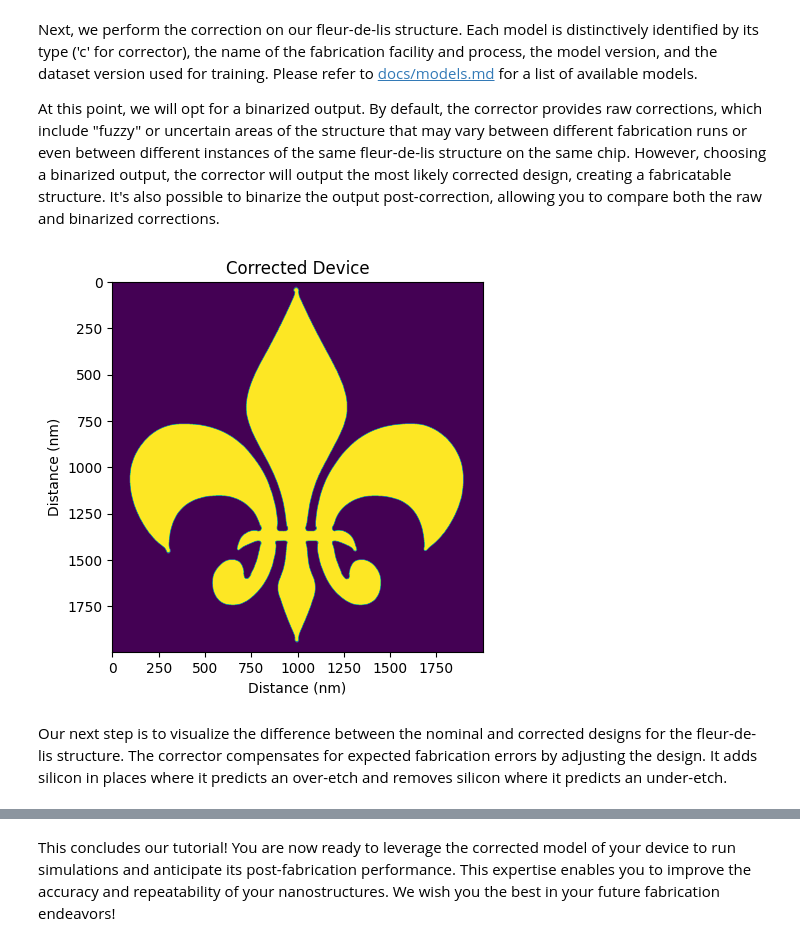
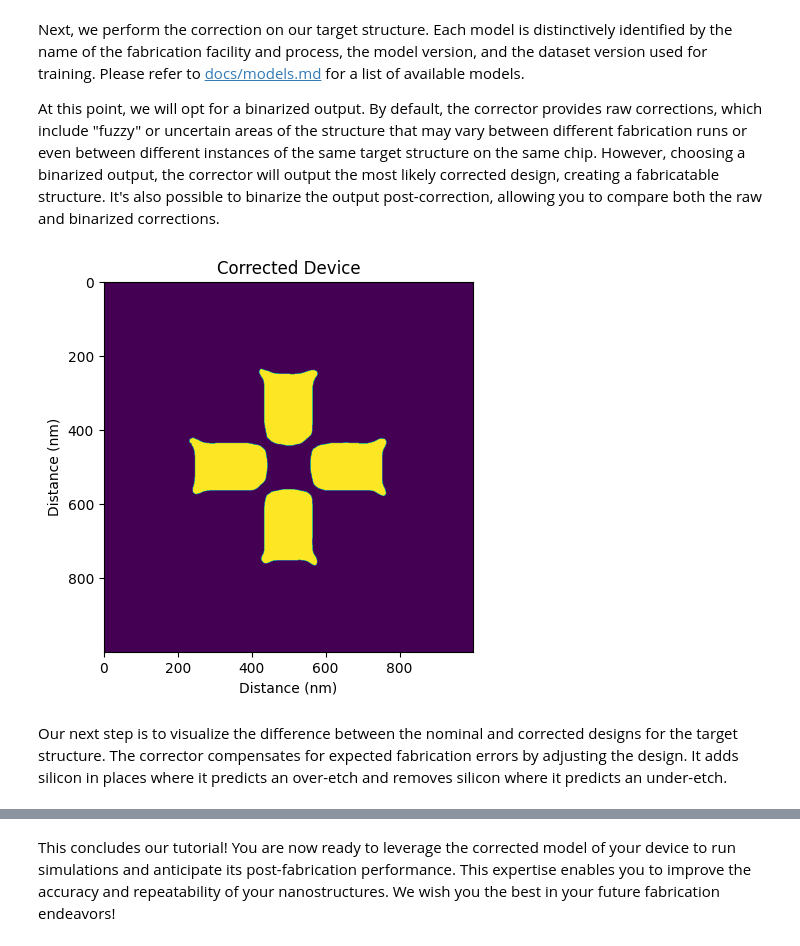
Before and after one commit to PreFab-Photonics/PreFab, a Jupyter notebook: examples/3_correction.ipynb, the cells around one changed output, grey strips where cells are left out. Saved outputs shown, nothing was run; the diff lists cells and outputs as text; code cells hidden in the pictures.

```diff
--- a/examples/3_correction.ipynb
+++ b/examples/3_correction.ipynb
@@ -14,8 +14,8 @@ Initially, we prepare a device image for correction. This involves loading an im
 
 Please remember that the image scale should be 1 nm/px. If it's not, ensure you specify the actual length of the device image (in nm) when loading the image.
 # %%
-IMG_LENGTH_NM = 2000
-device = pf.load_device_img(path='../devices/fleur.png', img_length_nm=IMG_LENGTH_NM)
+IMG_LENGTH_NM = 1000
+device = pf.load_device_img(path='../devices/target_32x128_256x256.png', img_length_nm=IMG_LENGTH_NM)
 
 plt.imshow(device)
 plt.title('Nominal Device')
@@ -27,22 +27,22 @@ plt.show()
 # %% [markdown]
-Next, we perform the correction on our fleur-de-lis structure. Each model is distinctively identified by its type ('c' for corrector), the name of the fabrication facility and process, the model version, and the dataset version used for training. Please refer to [docs/models.md](docs/models.md) for a list of available models.
+Next, we perform the correction on our target structure. Each model is distinctively identified by the name of the fabrication facility and process, the model version, and the dataset version used for training. Please refer to [docs/models.md](docs/models.md) for a list of available models.
 
-At this point, we will opt for a binarized output. By default, the corrector provides raw corrections, which include "fuzzy" or uncertain areas of the structure that may vary between different fabrication runs or even between different instances of the same fleur-de-lis structure on the same chip. However, choosing a binarized output, the corrector will output the most likely corrected design, creating a fabricatable structure. It's also possible to binarize the output post-correction, allowing you to compare both the raw and binarized corrections.
+At this point, we will opt for a binarized output. By default, the corrector provides raw corrections, which include "fuzzy" or uncertain areas of the structure that may vary between different fabrication runs or even between different instances of the same target structure on the same chip. However, choosing a binarized output, the corrector will output the most likely corrected design, creating a fabricatable structure. It's also possible to binarize the output post-correction, allowing you to compare both the raw and binarized corrections.
 # %%
 # Performance note: The first prediction might take longer as the cloud server starts and loads the necessary model(s). Subsequent predictions should be quicker.
-MODEL_NAME = 'c_ANT_NanoSOI_v5'
-MODEL_NUM = 'd4'
-correction = pf.predict(device=device, model_name=MODEL_NAME, model_num=MODEL_NUM, binarize=True)
+MODEL_NAME = 'ANT_NanoSOI'
+MODEL_TAG = 'v5-d4'
+correction = pf.correct(device=device, model_name=MODEL_NAME, model_tag=MODEL_TAG, binarize=True)
 
 plt.imshow(pf.binarize(correction))
 plt.title('Corrected Device')
 plt.ylabel('Distance (nm)')
 plt.xlabel('Distance (nm)')
 plt.show()
 # %% [output]
-[figure, old version]
+[figure, new version]
 # %% [markdown]
-Our next step is to visualize the difference between the nominal and corrected designs for the fleur-de-lis structure. The corrector compensates for expected fabrication errors by adjusting the design. It adds silicon in places where it predicts an over-etch and removes silicon where it predicts an under-etch.
+Our next step is to visualize the difference between the nominal and corrected designs for the target structure. The corrector compensates for expected fabrication errors by adjusting the design. It adds silicon in places where it predicts an over-etch and removes silicon where it predicts an under-etch.
 # %%
 variation = device - correction
 plt.imshow(variation, cmap='jet', vmin=-1, vmax=1)
```
Also changed, not shown: parts of 6 cells of this notebook, 2 other files.
